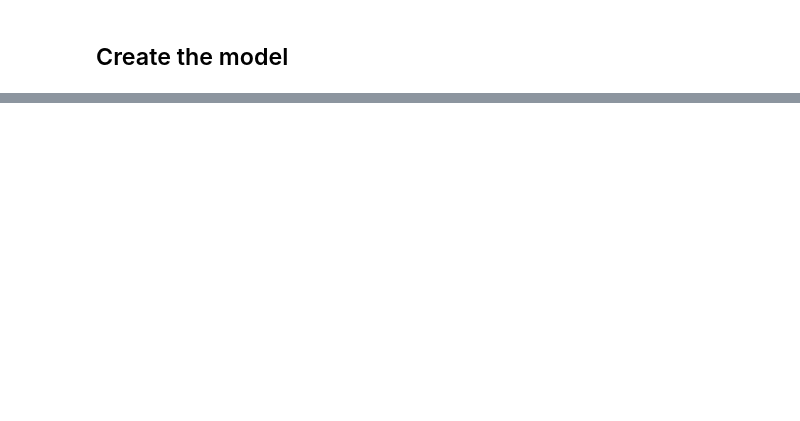
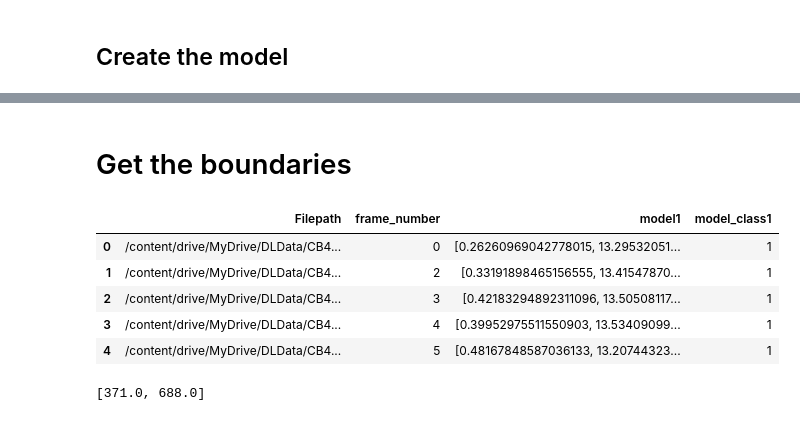
Before and after one commit to CyCelsLab/nematode-Classification, a Jupyter notebook: CellStagePrediction.ipynb, the cells around one changed output, grey strips where cells are left out. Drawn from its saved outputs; the diff is of its cells as text; code cells hidden in the pictures; blank space fills up the shorter version.

```diff
--- a/CellStagePrediction.ipynb
+++ b/CellStagePrediction.ipynb
@@ -200,0 +210,29 @@ plt.show()
+# %% [markdown]
+# Get the boundaries
+# %%
+test_df.head()
+# %% [output]
+|  | Filepath | frame_number | model1 | model_class1 |
+| 0 | /content/drive/MyDrive/DLData/CB4... | 0 | [0.26260969042778015, 13.29532051... | 1 |
+| 1 | /content/drive/MyDrive/DLData/CB4... | 2 | [0.33191898465156555, 13.41547870... | 1 |
+| 2 | /content/drive/MyDrive/DLData/CB4... | 3 | [0.42183294892311096, 13.50508117... | 1 |
+| 3 | /content/drive/MyDrive/DLData/CB4... | 4 | [0.39952975511550903, 13.53409099... | 1 |
+| 4 | /content/drive/MyDrive/DLData/CB4... | 5 | [0.48167848587036133, 13.20744323... | 1 |
+# %%
+def get_boundaries(sl_df, pred_column, n_classes):
+    # Here sl_df is the prediciton output dataframe
+    list_boundary = []
+    for i in range(n_classes-1):
+        slice_df = sl_df.loc[(sl_df[pred_column] == i+1) | (sl_df[pred_column] == i+2)]
+        slice_df = slice_df.astype({'frame_number': 'int'})
+        X = np.array(slice_df['frame_number']).reshape(-1,1)
+        y = np.array(slice_df[pred_column])
+        clf = svm.SVC(kernel = 'linear')
+        clf.fit(X,y)
+        list_boundary.append(clf.support_vectors_[1,0])
+    return list_boundary
+
+boundary_= get_boundaries(test_df, 'model_class1', 3)
+print(boundary_)
+# %% [output]
+[371.0, 688.0]
```
Also changed, not shown: parts of 5 cells of this notebook.
